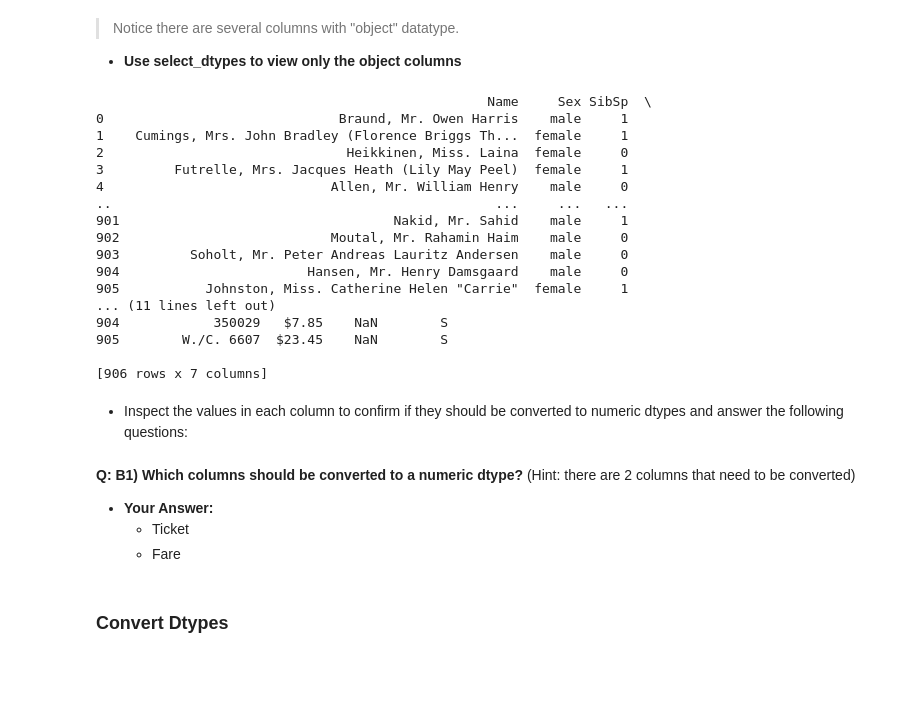
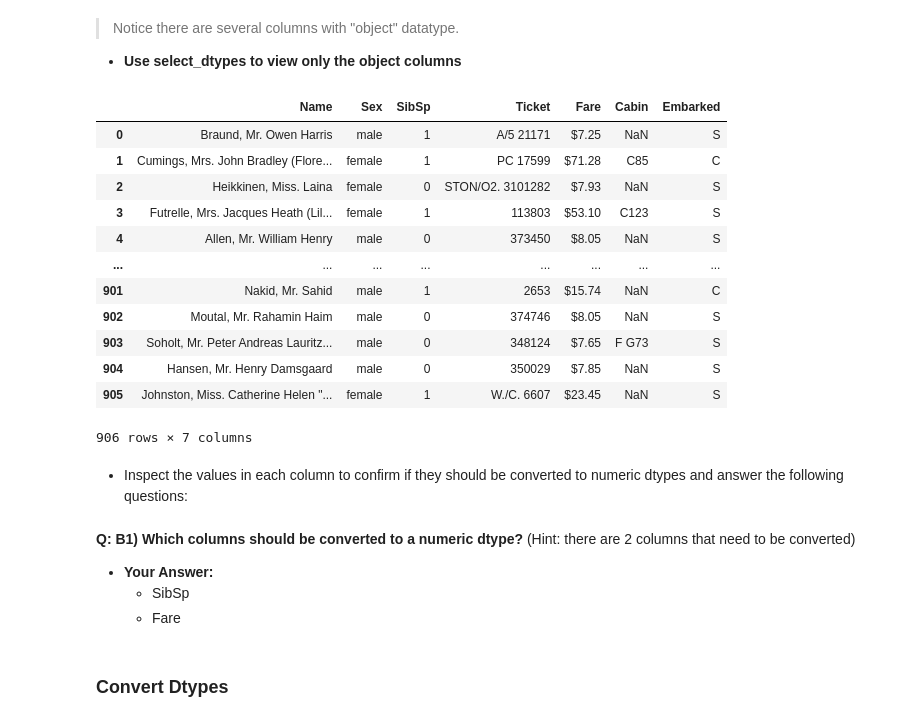
Before and after one commit to uday-routhu/week2, a Jupyter notebook: Data_Cleaning_Core_Starter_Notebook.ipynb, the cells around one changed output. Saved outputs shown, nothing was run; the diff lists cells and outputs as text; code cells hidden in the pictures; blank space fills up the shorter version.

```diff
--- a/Data_Cleaning_Core_Starter_Notebook.ipynb
+++ b/Data_Cleaning_Core_Starter_Notebook.ipynb
@@ -118,26 +118,21 @@ memory usage: 92.1+ KB
 - **Use select_dtypes to view only the object columns**
 # %%
 # Use .select_dtypes to view only object columns
-object_columns = df_titanic.select_dtypes(include=['object'])
-print(object_columns)
+df_titanic.select_dtypes(include=['object'])
 # %% [output]
+|  | Name | Sex | SibSp | Ticket | Fare | Cabin | Embarked |
+| 0 | Braund, Mr. Owen Harris | male | 1 | A/5 21171 | $7.25 | NaN | S |
+| 1 | Cumings, Mrs. John Bradley (Flore... | female | 1 | PC 17599 | $71.28 | C85 | C |
+| 2 | Heikkinen, Miss. Laina | female | 0 | STON/O2. 3101282 | $7.93 | NaN | S |
+| 3 | Futrelle, Mrs. Jacques Heath (Lil... | female | 1 | 113803 | $53.10 | C123 | S |
+| 4 | Allen, Mr. William Henry | male | 0 | 373450 | $8.05 | NaN | S |
+| ... | ... | ... | ... | ... | ... | ... | ... |
+| 901 | Nakid, Mr. Sahid | male | 1 | 2653 | $15.74 | NaN | C |
+| 902 | Moutal, Mr. Rahamin Haim | male | 0 | 374746 | $8.05 | NaN | S |
+| 903 | Soholt, Mr. Peter Andreas Lauritz... | male | 0 | 348124 | $7.65 | F G73 | S |
+| 904 | Hansen, Mr. Henry Damsgaard | male | 0 | 350029 | $7.85 | NaN | S |
+| 905 | Johnston, Miss. Catherine Helen "... | female | 1 | W./C. 6607 | $23.45 | NaN | S |
-                                                  Name     Sex SibSp  \
-0                              Braund, Mr. Owen Harris    male     1
-1    Cumings, Mrs. John Bradley (Florence Briggs Th...  female     1
-2                               Heikkinen, Miss. Laina  female     0
-3         Futrelle, Mrs. Jacques Heath (Lily May Peel)  female     1
-4                             Allen, Mr. William Henry    male     0
-..                                                 ...     ...   ...
-901                                   Nakid, Mr. Sahid    male     1
-902                           Moutal, Mr. Rahamin Haim    male     0
-903         Soholt, Mr. Peter Andreas Lauritz Andersen    male     0
-904                        Hansen, Mr. Henry Damsgaard    male     0
-905           Johnston, Miss. Catherine Helen "Carrie"  female     1
-... (11 lines left out)
-904            350029   $7.85    NaN        S
-905        W./C. 6607  $23.45    NaN        S
-
-[906 rows x 7 columns]
+906 rows × 7 columns
 # %% [markdown]
 - Inspect the values in each column to confirm if they should be converted to numeric dtypes and answer the following questions:
 # %% [markdown]
@@ -145,7 +140,7 @@ print(object_columns)
 
 **Q: B1) Which columns should be converted to a numeric dtype?**  (Hint: there are 2 columns that need to be converted)
 - **Your Answer:**
-  - Ticket
+  - SibSp
   - Fare
 # %% [markdown]
 ### Convert Dtypes
```
Also changed, not shown: parts of 26 cells of this notebook.
